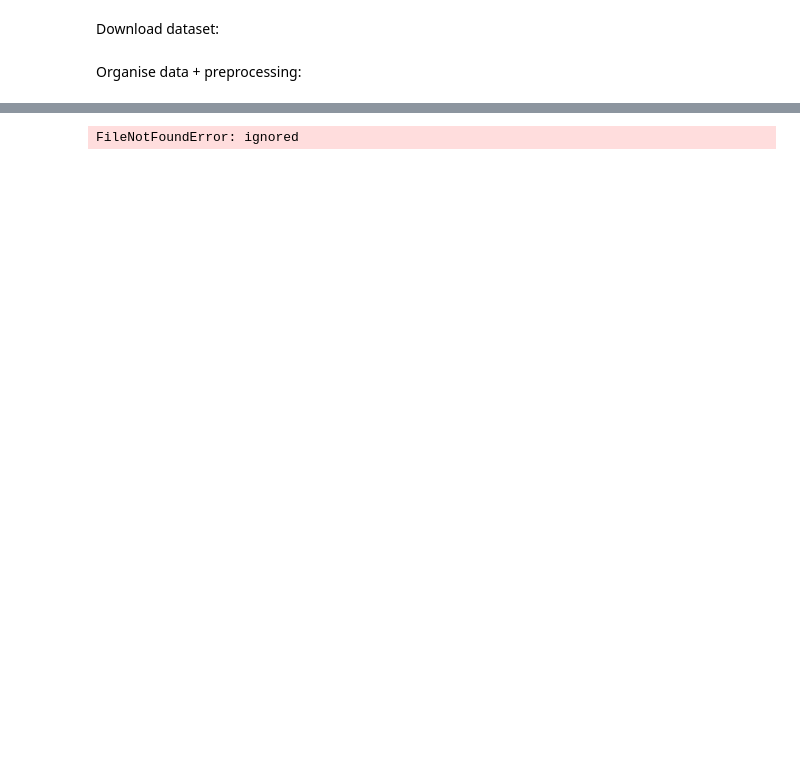
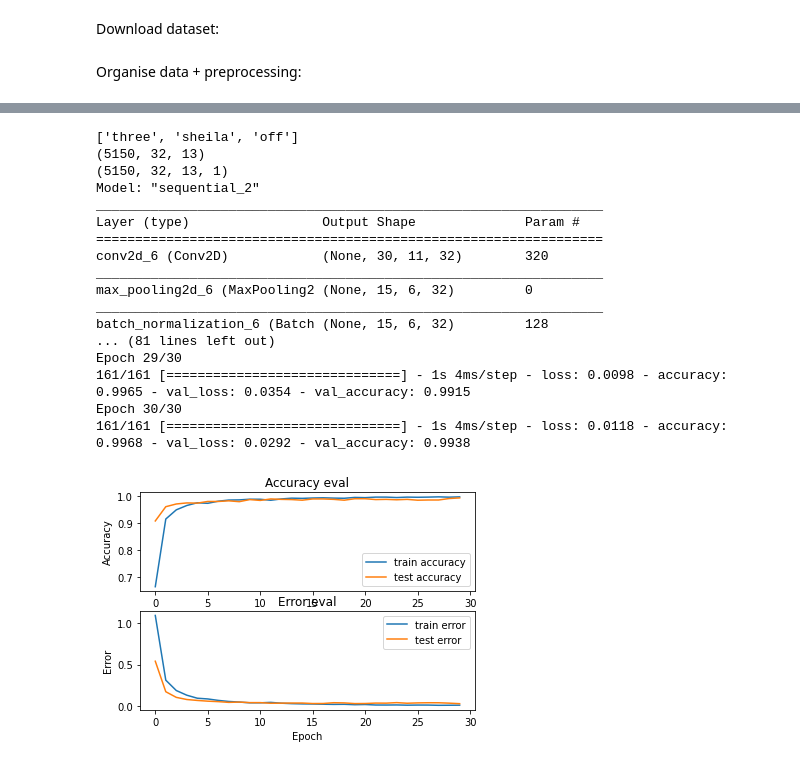
Before and after one commit to andreasfloros/Project-EMILY, a Jupyter notebook: bharat1.ipynb, the cells around one changed output, grey strips where cells are left out. Saved outputs shown, nothing was run; the diff lists cells and outputs as text; code cells hidden in the pictures; blank space fills up the shorter version.

Commit message:
Can now run the scripts without having to manually download / upload the datasets

```diff
--- a/bharat1.ipynb
+++ b/bharat1.ipynb
@@ -7,9 +7,10 @@ import os
 import requests
 import tarfile
 
-os.mkdir('audio_data/')
+ROOT = 'audio_data/'
+os.mkdir(ROOT)
 url = 'http://download.tensorflow.org/data/speech_commands_v0.02.tar.gz'
-target_path = 'audio_data/dataset.tar.gz'
+target_path = ROOT + 'dataset.tar.gz'
 
 response = requests.get(url, stream=True)
 if response.status_code == 200:
@@ -17,10 +18,7 @@ if response.status_code == 200:
         f.write(response.raw.read())
 
 tar = tarfile.open(target_path, "r:gz")
-tar.extractall(path='audio_data/')
+tar.extractall(path=ROOT)
 tar.close()
 # %% [markdown]
 Organise data + preprocessing:
-# %%
-for file in os.listdir('audio_data/'):
-  print(file)
@@ -48,8 +105,6 @@ import numpy as np
 from sklearn.model_selection import train_test_split
 import tensorflow.keras as keras
 import matplotlib.pyplot as plt
-
-DATA_PATH = "/content/sample_data/data_100.json"
 
 def load_data(data_path):
     """Loads training dataset from json file.
@@ -60,9 +115,8 @@ def load_data(data_path):
 
     with open(data_path, "r") as fp:
         data = json.load(fp)
-
+    print(data["mapping"])
     X = np.array(data["mfcc"])
-    print(X)
     y = np.array(data["labels"])
     return X, y
 
@@ -106,7 +160,7 @@ def prepare_datasets(test_size, validation_size):
     """
 
     # load data
-    X, y = load_data(DATA_PATH)
+    X, y = load_data(JSON_PATH)
 
     # create train, validation and test split
     X_train, X_test, y_train, y_test = train_test_split(X, y, test_size=test_size)
@@ -153,52 +207,69 @@ def build_model(input_shape):
     model.add(keras.layers.Dense(10, activation='softmax'))
 
     return model
 
 
 def predict(model, X, y):
     """Predict a single sample using the trained model
     :param model: Trained classifier
     :param X: Input data
     :param y (int): Target
     """
 
     # add a dimension to input data for sample - model.predict() expects a 4d array in this case
-    X = X[np.newaxis, ...] # array shape (1, 130, 13, 1)
+    X = X[np.newaxis, ...]
 
     # perform prediction
     prediction = model.predict(X)
 
     # get index with max value
     predicted_index = np.argmax(prediction, axis=1)
 
     print("Target: {}, Predicted label: {}".format(y, predicted_index))
 
 
-if __name__ == "__main__":
 
-    # get train, validation, test splits
-    X_train, X_validation, X_test, y_train, y_validation, y_test = prepare_datasets(0.25, 0.2)
 
-    # create network
-    print(X_train.shape)
-    input_shape = (X_train.shape[1], X_train.shape[2], 1)
-    model = build_model(input_shape)
+# get train, validation, test splits
+X_train, X_validation, X_test, y_train, y_validation, y_test = prepare_datasets(0.25, 0.2)
 
-    # compile model
-    optimiser = keras.optimizers.Adam(learning_rate=0.0001)
-    model.compile(optimizer=optimiser,
-                  loss='sparse_categorical_crossentropy',
-                  metrics=['accuracy'])
+# create network
 
-    model.summary()
+input_shape = (X_train.shape[1], X_train.shape[2], 1)
+model = build_model(input_shape)
 
-    # train model
-    history = model.fit(X_train, y_train, validation_data=(X_validation, y_validation), batch_size=32, epochs=30)
+# compile model
+optimiser = keras.optimizers.Adam(learning_rate=0.0001)
+model.compile(optimizer=optimiser,
+              loss='sparse_categorical_crossentropy',
+              metrics=['accuracy'])
 
-    # plot accuracy/error for training and validation
-    plot_history(history)
+model.summary()
+
+# train model
+history = model.fit(X_train, y_train, validation_data=(X_validation, y_validation), batch_size=32, epochs=30)
+
+# plot accuracy/error for training and validation
+plot_history(history)
 # %% [output]
-FileNotFoundError: ignored
+['three', 'sheila', 'off']
+(5150, 32, 13)
+(5150, 32, 13, 1)
+Model: "sequential_2"
+_________________________________________________________________
+Layer (type)                 Output Shape              Param #
+=================================================================
+conv2d_6 (Conv2D)            (None, 30, 11, 32)        320
+_________________________________________________________________
+max_pooling2d_6 (MaxPooling2 (None, 15, 6, 32)         0
+_________________________________________________________________
+batch_normalization_6 (Batch (None, 15, 6, 32)         128
+... (81 lines left out)
+Epoch 29/30
+161/161 [==============================] - 1s 4ms/step - loss: 0.0098 - accuracy: 0.9965 - val_loss: 0.0354 - val_accuracy: 0.9915
+Epoch 30/30
+161/161 [==============================] - 1s 4ms/step - loss: 0.0118 - accuracy: 0.9968 - val_loss: 0.0292 - val_accuracy: 0.9938
+[figure, added]
 # %%
 model.save("model1.h5")
 # %%
```
Also changed, not shown: parts of 4 cells of this notebook.
